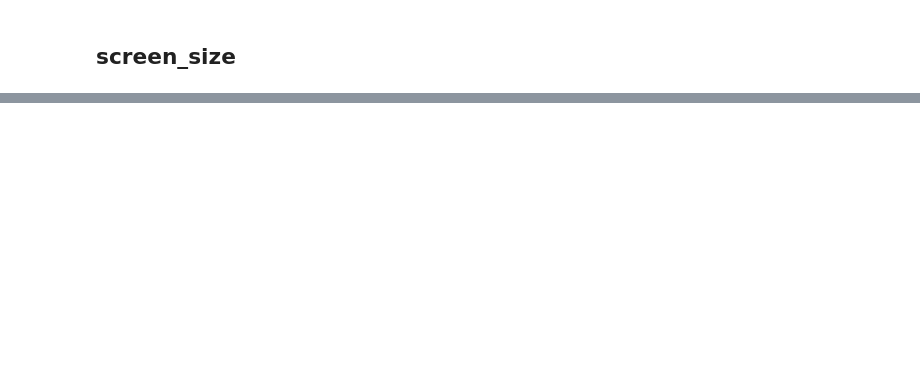
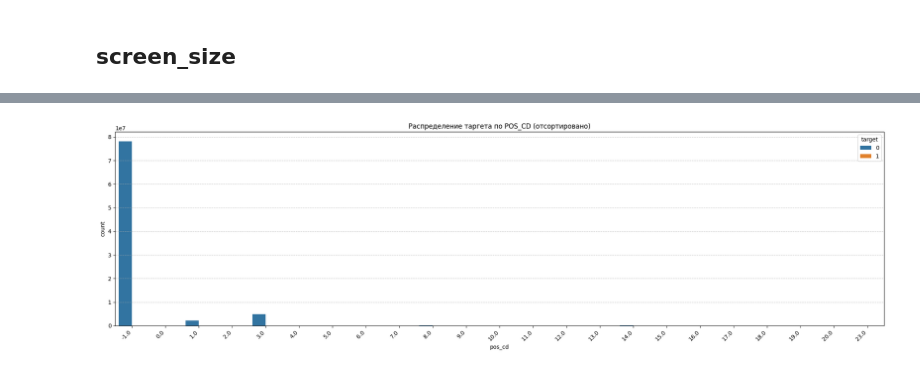
Before and after one commit to SergeyVoroninn/antifraud_hak, a Jupyter notebook: feat_eng/type_analize.ipynb, the cells around one changed output, grey strips where cells are left out. Saved outputs shown, nothing was run; the diff lists cells and outputs as text; code cells hidden in the pictures; blank space fills up the shorter version.

```diff
--- a/feat_eng/type_analize.ipynb
+++ b/feat_eng/type_analize.ipynb
@@ -457 +256,10 @@ only showing top 20 rows
+# %%
+df_train = df_train.withColumn(
+    'tz_category',
+    F.when(F.col('timezone') == -1, -1)                      # Сохраняем спецзначение
+     .when(F.col('timezone') == 31, 0)                     # Условие для 0
+     .when(F.col('timezone').isin([13, 21, 27, 16, 33, 20]), 1) # Группа 1
+     .otherwise(2)                                           # Все остальные -> 2
+     .cast('byte')                                           # Эквивалент int8
+)
 # %%
@@ -572,0 +290,12 @@ only showing top 50 rows
+# %%
+df_train = df_train.withColumn(
+    'language_category',
+    F.when(F.col('accept_language').isNull(), -1)
+     .when(F.lower(F.col('accept_language')) == 'ru', 0)
+     .when(F.lower(F.col('accept_language')) == 'ru-ru', 1)
+     # Проверяем наличие 'en' И 'ru' в строке (аналог 'en' in val and 'ru' in val)
+     .when(F.lower(F.col('accept_language')).contains('en') &
+           F.lower(F.col('accept_language')).contains('ru'), 2)
+     .otherwise(3)
+     .cast('byte')
+)
@@ -595,2 +368,25 @@ only showing top 20 rows
+# %%
+pdf = df_train.select('pos_cd', 'target') \
+    .groupBy('pos_cd', 'target') \
+    .count() \
+    .toPandas()
+
+
+# 2. Сортировка (выберите нужный вариант):
+
+# Вариант А: Сортировка по названию версии (по оси X)
+pdf = pdf.sort_values('pos_cd').fillna(-1)
+
+# 3. Визуализация
+plt.figure(figsize=(20, 6))
+sns.barplot(data=pdf, x='pos_cd', y='count', hue='target') #, order=order)
+
+plt.title('Распределение таргета по POS_CD (отсортировано)')
+plt.xticks(rotation=45, ha='right')
+plt.grid(axis='y', linestyle='--', alpha=0.7)
+plt.tight_layout()
+plt.show()
+# %% [output]
+[figure, added]
 # %%
 df_train.select('pos_cd').distinct().count()
```
Also changed, not shown: parts of 59 cells of this notebook, 2 other files.
